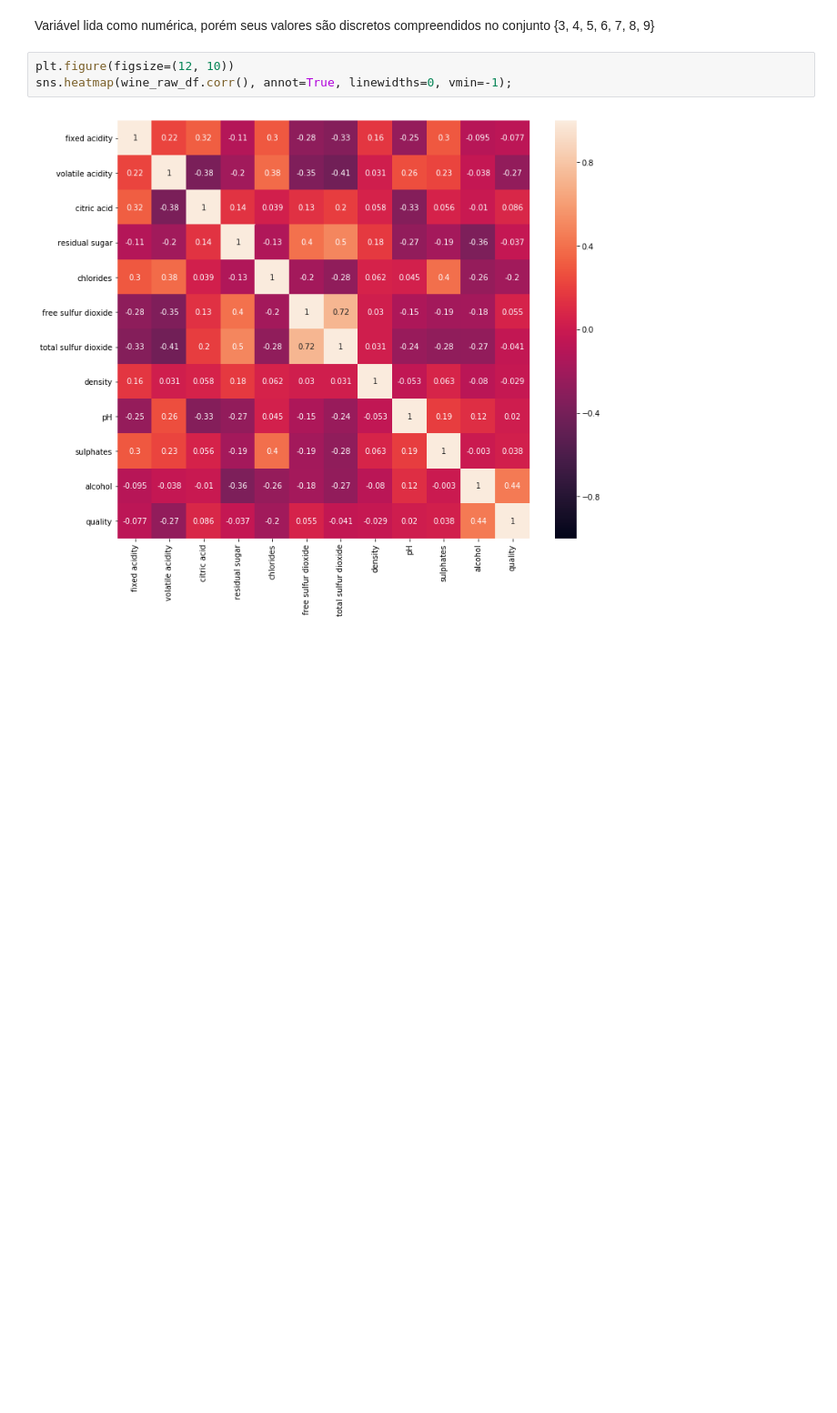
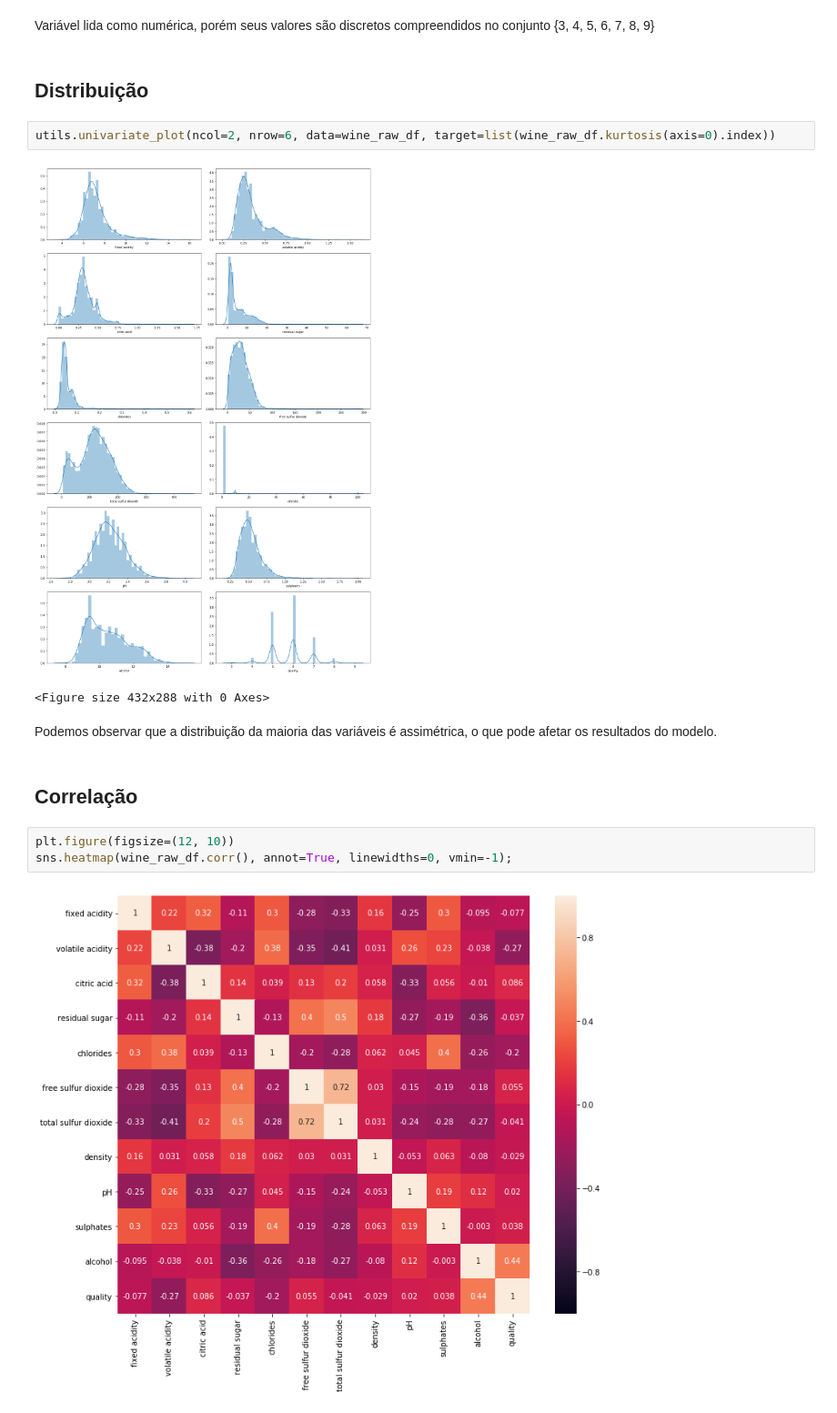
Before and after one commit to fbarscevicius/vinho-verde, a Jupyter notebook: 01_eda.ipynb, the cells around one changed output. Shown at 91% size. Cells and saved outputs as stored; diff of their text form; blank space fills up the shorter version.

Commit message:
modelo finalizado

```diff
--- a/01_eda.ipynb
+++ b/01_eda.ipynb
@@ -122,5 +117,16 @@ sns.countplot(x='quality', data=wine_raw_df);
 # %% [markdown]
 Variável lida como numérica, porém seus valores são discretos compreendidos no conjunto {3, 4, 5, 6, 7, 8, 9}
+# %% [markdown]
+## Distribuição
+# %%
+utils.univariate_plot(ncol=2, nrow=6, data=wine_raw_df, target=list(wine_raw_df.kurtosis(axis=0).index))
+# %% [output]
+[figure, added]
+<Figure size 432x288 with 0 Axes>
+# %% [markdown]
+Podemos observar que a distribuição da maioria das variáveis é assimétrica, o que pode afetar os resultados do modelo.
+# %% [markdown]
+## Correlação
 # %%
 plt.figure(figsize=(12, 10))
 sns.heatmap(wine_raw_df.corr(), annot=True, linewidths=0, vmin=-1);
```
Also changed, not shown: parts of 14 cells of this notebook, 3 other files.
